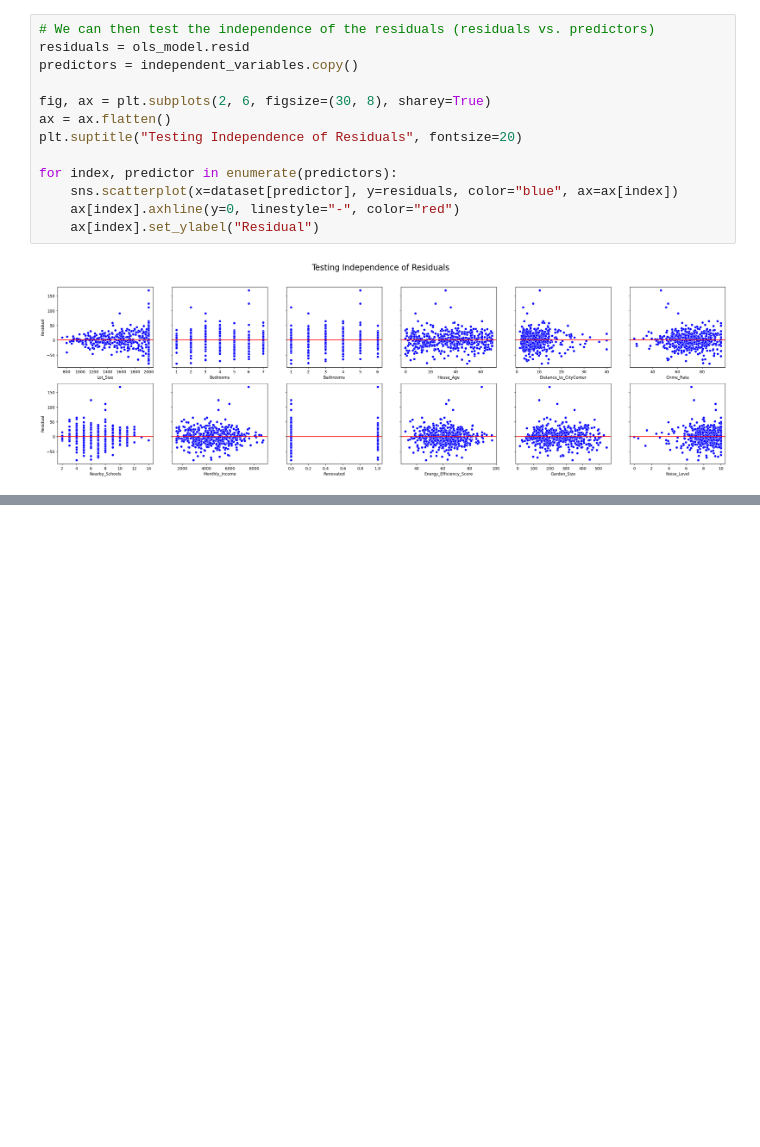
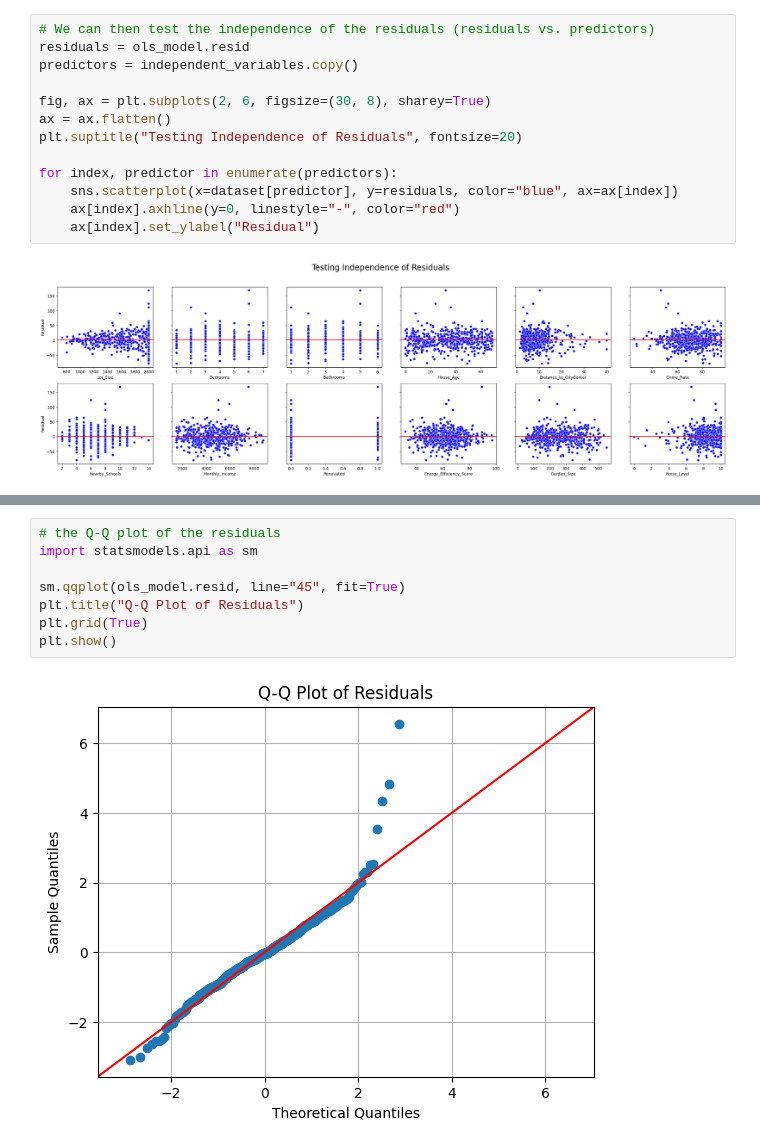
Before and after one commit to mut-rogers/Machine-Learning, a Jupyter notebook: Linear Regression/week_2_MLR_House_Price_Project/solution.ipynb, the cells around one changed output, grey strips where cells are left out. Saved outputs shown, nothing was run; the diff lists cells and outputs as text; blank space fills up the shorter version.

```diff
--- a/Linear Regression/week_2_MLR_House_Price_Project/solution.ipynb
+++ b/Linear Regression/week_2_MLR_House_Price_Project/solution.ipynb
@@ -279,0 +322,10 @@ for index, predictor in enumerate(predictors):
+# %%
+# the Q-Q plot of the residuals
+import statsmodels.api as sm
+
+sm.qqplot(ols_model.resid, line="45", fit=True)
+plt.title("Q-Q Plot of Residuals")
+plt.grid(True)
+plt.show()
+# %% [output]
+[figure, added]
```
Also changed, not shown: parts of 8 cells of this notebook, 3 other files.
